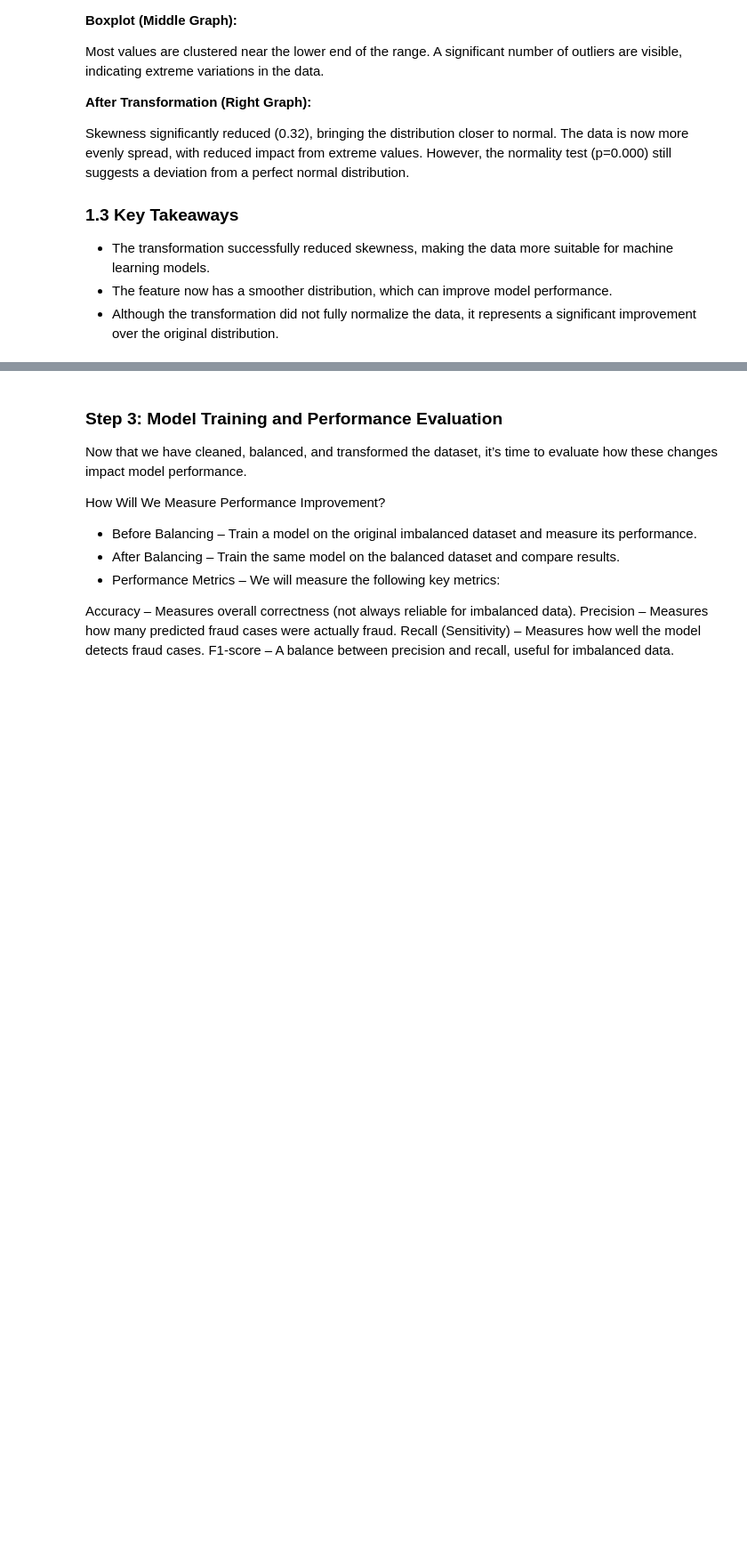
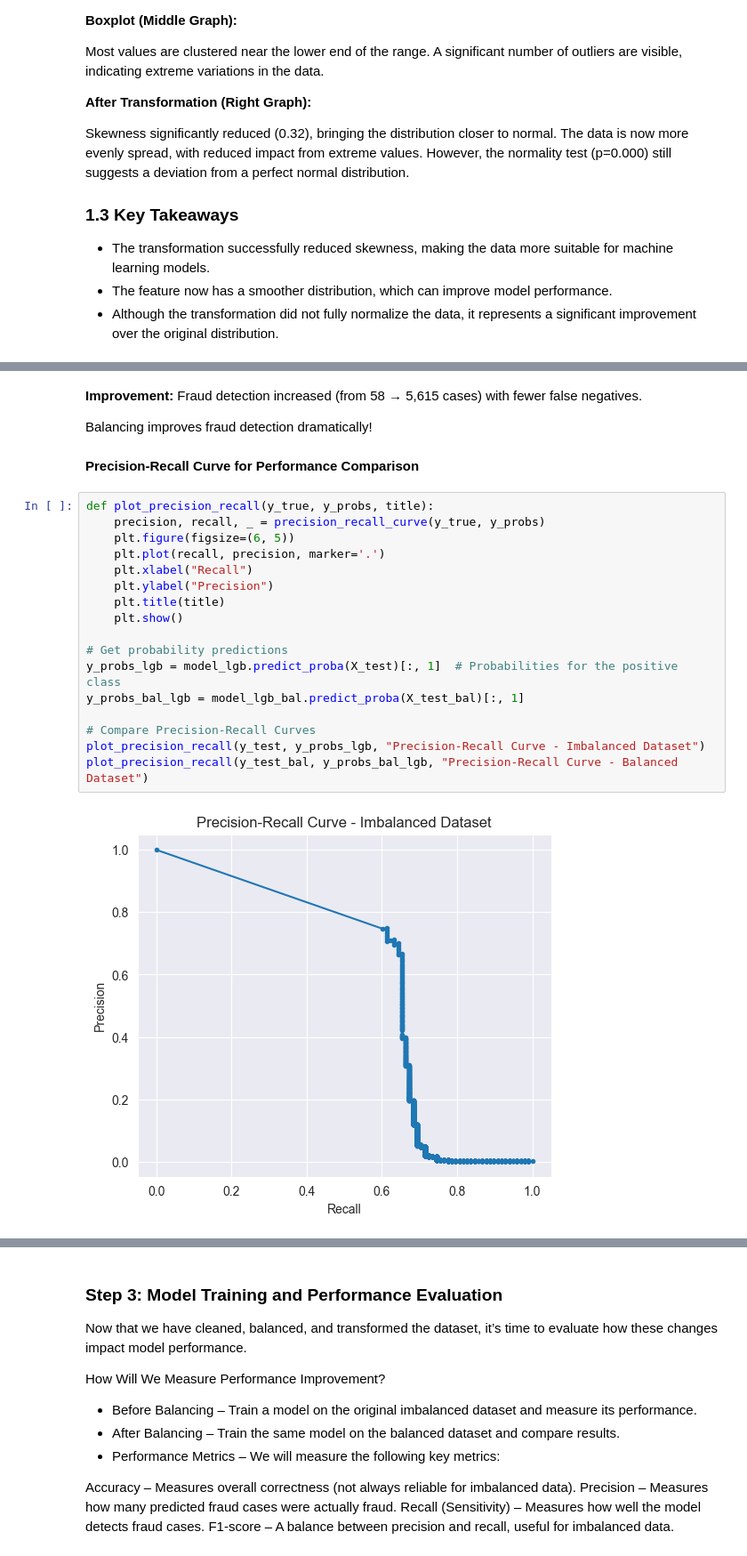
Before and after one commit to guyreuveni33/Tabular-Data-Science-Final-Research-Project, a Jupyter notebook: 21_2_2025_13.ipynb, the cells around one changed output, grey strips where cells are left out. Shown at 89% size. Saved outputs shown, nothing was run; the diff lists cells and outputs as text; blank space fills up the shorter version.

```diff
--- a/21_2_2025_13.ipynb
+++ b/21_2_2025_13.ipynb
@@ -316,0 +417,26 @@ print("Class Distribution After Moderate SMOTE:", Counter(y_smote))
+# %% [markdown]
+**Improvement:**
+Fraud detection increased (from 58 → 5,615 cases) with fewer false negatives.
+
+Balancing improves fraud detection dramatically!
+# %% [markdown]
+**Precision-Recall Curve for Performance Comparison**
+# %%
+def plot_precision_recall(y_true, y_probs, title):
+    precision, recall, _ = precision_recall_curve(y_true, y_probs)
+    plt.figure(figsize=(6, 5))
+    plt.plot(recall, precision, marker='.')
+    plt.xlabel("Recall")
+    plt.ylabel("Precision")
+    plt.title(title)
+    plt.show()
+
+# Get probability predictions
+y_probs_lgb = model_lgb.predict_proba(X_test)[:, 1]  # Probabilities for the positive class
+y_probs_bal_lgb = model_lgb_bal.predict_proba(X_test_bal)[:, 1]
+
+# Compare Precision-Recall Curves
+plot_precision_recall(y_test, y_probs_lgb, "Precision-Recall Curve - Imbalanced Dataset")
+plot_precision_recall(y_test_bal, y_probs_bal_lgb, "Precision-Recall Curve - Balanced Dataset")
+# %% [output]
+[figure, added]
```
Also changed, not shown: parts of 25 cells of this notebook.
